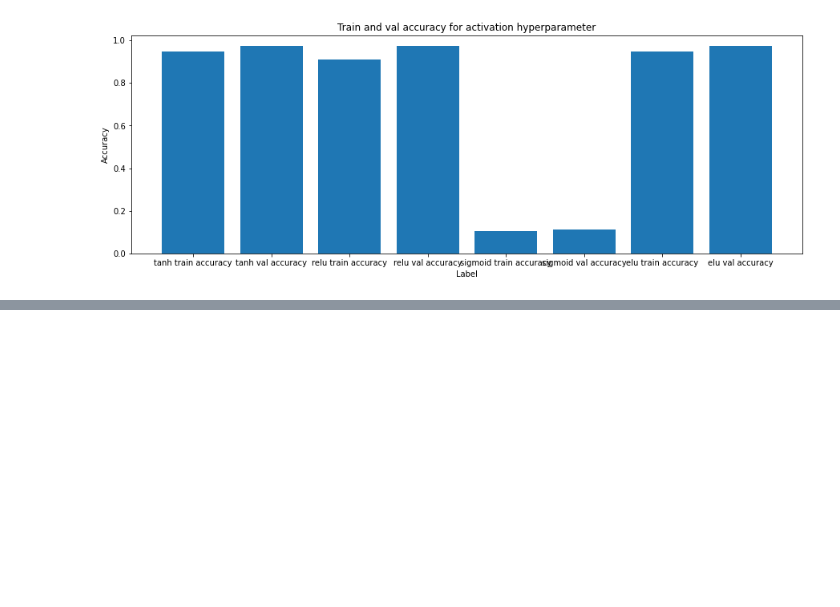
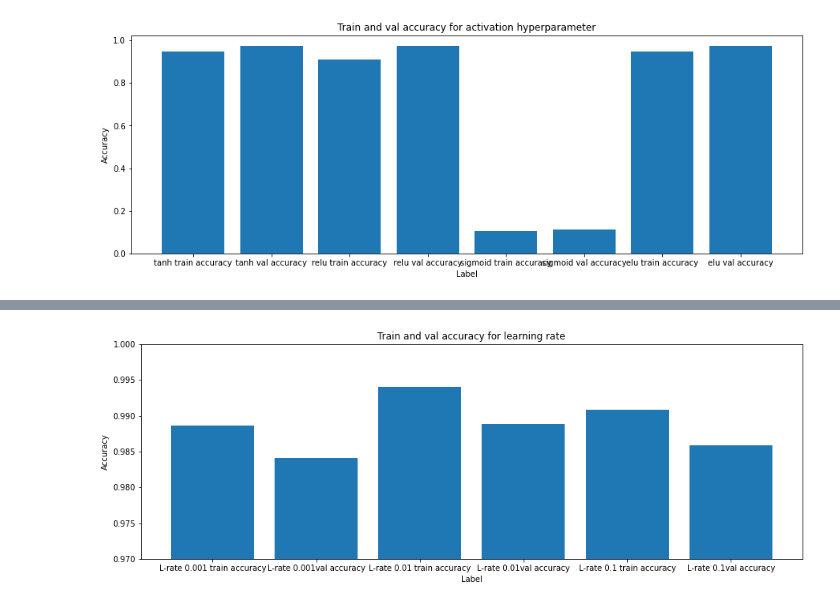
Before and after one commit to JohannaJo/INF264-project-3, a Jupyter notebook: Project 3.ipynb, the cells around one changed output, grey strips where cells are left out. Drawn from its saved outputs; the diff is of its cells as text; code cells hidden in the pictures; blank space fills up the shorter version.

Commit message:
Kfold learning rate

```diff
--- a/Project 3.ipynb
+++ b/Project 3.ipynb
@@ -500,10 +500,12 @@ rf_random.best_params_
 # Preprocessing
 
 # Make image data 4-dimensional
+X_train_val_4d = X_train_val.reshape(X_train_val.shape[0], 28, 28, 1)
 X_train_4d = X_train.reshape(X_train.shape[0], 28, 28, 1)
 X_val_4d = X_val.reshape(X_val.shape[0], 28, 28, 1)
 
 # convert label data to one-hot encoding
+y_train_val_onehot = np_utils.to_categorical(y_train_val, 10)
 y_train_onehot = np_utils.to_categorical(y_train, 10)
 y_val_onehot = np_utils.to_categorical(y_val, 10)
 # %%
@@ -676,0 +724,10 @@ plt.title("Train and val accuracy for activation hyperparameter");
+# %%
+epochs = 20
+batch_size = 32
+learning_rates = [0.001, 0.01, 0.1]
+accuracies_dict = {}
+for l_rate in learning_rate:
+    leNet_model = leNet_5_setup(activation_function = 'tanh', learning_rate = l_rate)
+    leNet_history = leNet_model.fit(X_train_4d, y_train_onehot, validation_data=(X_val_4d, y_val_onehot), shuffle=False, batch_size = batch_size, epochs = epochs, verbose = 1)
+    accuracies_dict[func +' train accuracy'] = leNet_history.history['accuracy'][0]
+    accuracies_dict[func + 'val accuracy'] = leNet_history.history['val_accuracy'][0]
@@ -676,0 +741,22 @@ plt.title("Train and val accuracy for activation hyperparameter");
+# %%
+epochs = 20
+batch_size = 32
+learning_rates = [0.001, 0.01, 0.1]
+accuracies_dict = {}
+
+kfold = KFold(n_splits=3)
+acc_dict = {}
+train_acc_per_fold = []
+val_acc_per_fold = []
+for l_rate in learning_rates:
+    leNet_model = leNet_5_setup(activation_function = 'tanh', learning_rate = l_rate)
+    for train_indices, test_indices in kfold.split(X_train_val_4d, y_train_val_onehot):
+        X_train_set = X_train_val_4d[train_indices]
+        y_train_set = y_train_val_onehot[train_indices]
+        X_test_set = X_train_val_4d[test_indices]
+        y_test_set = y_train_val_onehot[test_indices]
+        leNet_history = leNet_model.fit(X_train_set, y_train_set, validation_data=(X_test_set, y_test_set), shuffle=False, batch_size = batch_size, epochs = epochs, verbose = 1)
+        train_acc_per_fold.append(leNet_history.history['accuracy'][-1])
+        val_acc_per_fold.append(leNet_history.history['val_accuracy'][-1])
+    accuracies_dict["L-rate " + str(l_rate) +' train accuracy'] = np.mean(train_acc_per_fold)
+    accuracies_dict["L-rate " + str(l_rate) + ' val accuracy'] = np.mean(val_acc_per_fold)
@@ -676,0 +781,13 @@ plt.title("Train and val accuracy for activation hyperparameter");
+# %%
+# Histogram
+names = list(accuracies_dict.keys())
+values = list(accuracies_dict.values())
+fig = plt.figure(figsize=(15,5))
+plt.ylim(bottom=0.97, top = 1)
+plt.bar(names, values)
+#plt.xticks(np.arange(0, 10))
+plt.ylabel('Accuracy')
+plt.xlabel('Label')
+plt.title("Train and val accuracy for learning rate");
+# %% [output]
+[figure, added]
```
Also changed, not shown: parts of 9 cells of this notebook.
